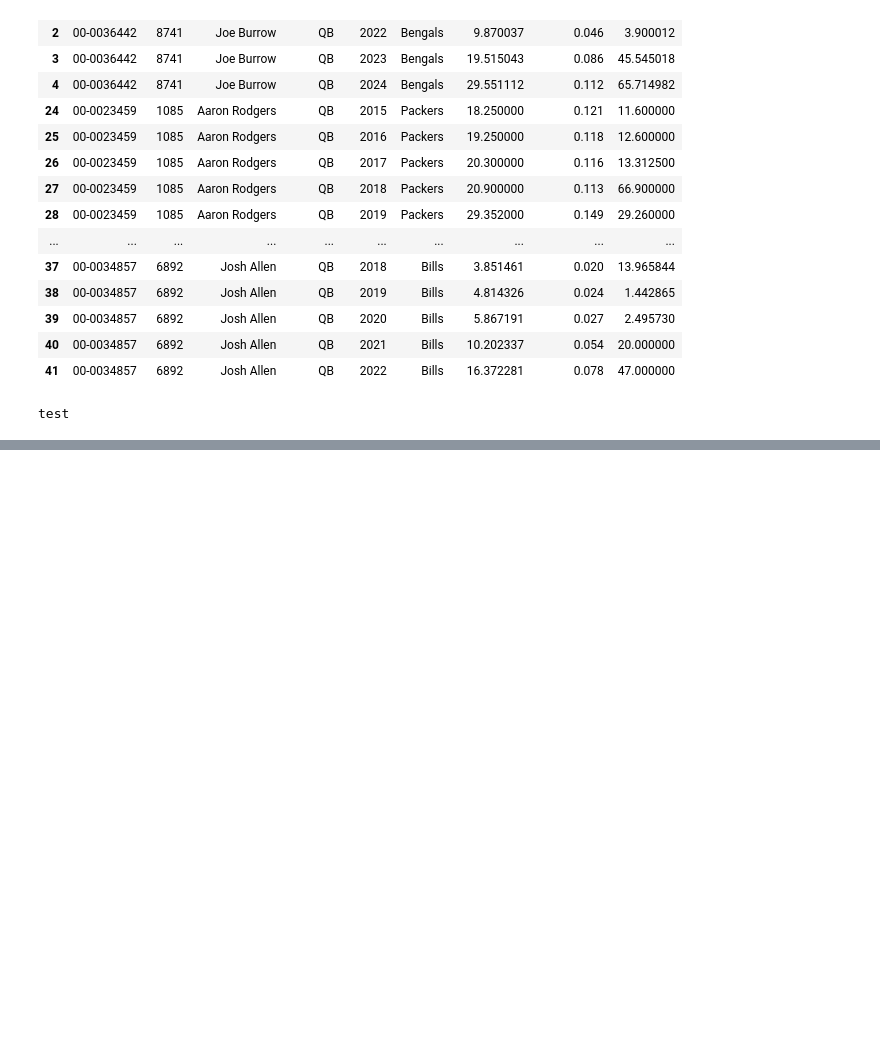
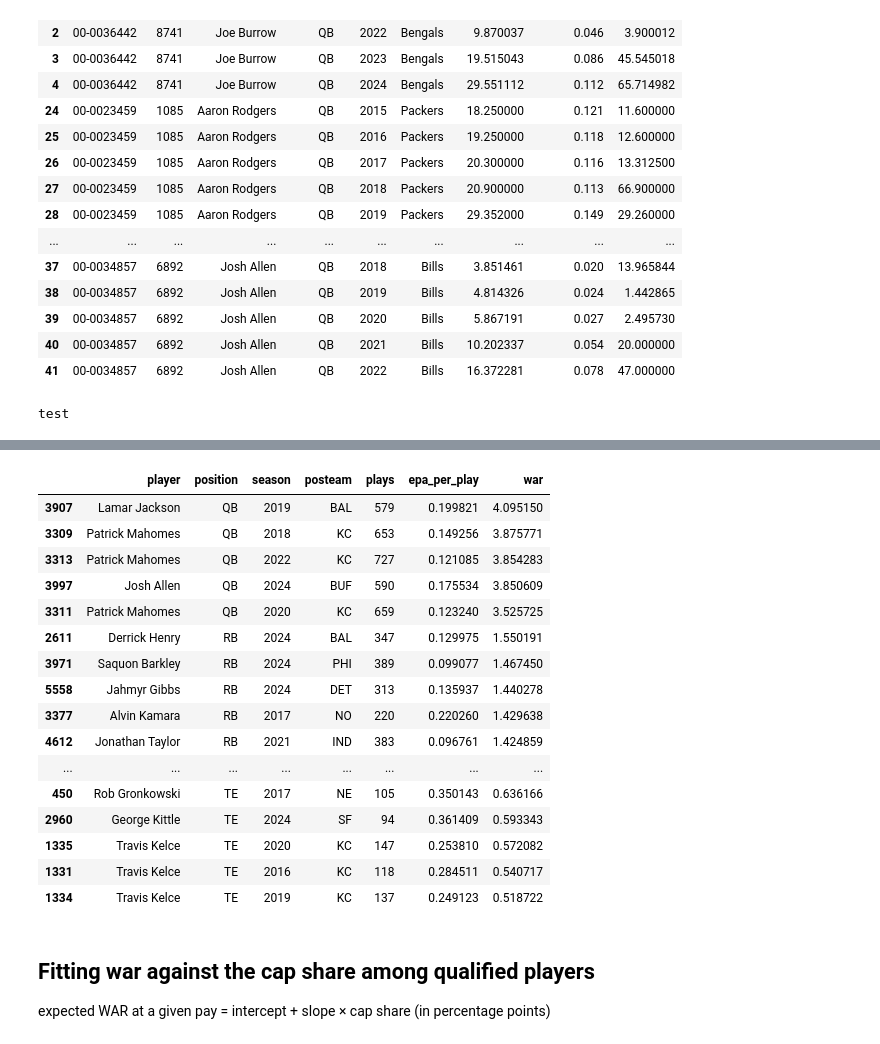
Before and after one commit to TEAM-CVS/Project_DTSC2, a Jupyter notebook: Studio2_code.ipynb, the cells around one changed output, grey strips where cells are left out. Drawn from its saved outputs; the diff is of its cells as text; code cells hidden in the pictures; blank space fills up the shorter version.

```diff
--- a/Studio2_code.ipynb
+++ b/Studio2_code.ipynb
@@ -183,0 +246,18 @@ test
+# %%
+import statsmodels.api as sm
+
+SKILL_POSITIONS = ["QB", "RB", "WR", "TE"]
+
+# Share of a targeted pass play's EPA credited to the QB (the rest goes to the target).
+# Splitting keeps credit additive, so position groups sum to team offensive EPA.
+PASS_QB_SHARE = 0.5
+
+# Players per team-season treated as starters when defining replacement level.
+STARTERS_PER_TEAM = {"QB": 1, "RB": 1, "WR": 3, "TE": 1}
+
+# Minimum credited plays to count as qualified for pricing and peer comparison.
+MIN_PLAYS = {"QB": 200, "RB": 100, "WR": 60, "TE": 40}
+
+# False = one pooled wins-per-EPA value for every position.
+# True  = use the position-specific coefficients from the team model.
+USE_POSITION_COEFS = False
@@ -183,0 +518,27 @@ test
+# %%
+# Just seeing top 5 players outside the QBs
+player_season.sort_values("war", ascending=False).groupby("position").head(5)[
+    ["player", "position", "season", "posteam", "plays", "epa_per_play", "war"]
+]
+# %% [output]
+|  | player | position | season | posteam | plays | epa_per_play | war |
+| 3907 | Lamar Jackson | QB | 2019 | BAL | 579 | 0.199821 | 4.095150 |
+| 3309 | Patrick Mahomes | QB | 2018 | KC | 653 | 0.149256 | 3.875771 |
+| 3313 | Patrick Mahomes | QB | 2022 | KC | 727 | 0.121085 | 3.854283 |
+| 3997 | Josh Allen | QB | 2024 | BUF | 590 | 0.175534 | 3.850609 |
+| 3311 | Patrick Mahomes | QB | 2020 | KC | 659 | 0.123240 | 3.525725 |
+| 2611 | Derrick Henry | RB | 2024 | BAL | 347 | 0.129975 | 1.550191 |
+| 3971 | Saquon Barkley | RB | 2024 | PHI | 389 | 0.099077 | 1.467450 |
+| 5558 | Jahmyr Gibbs | RB | 2024 | DET | 313 | 0.135937 | 1.440278 |
+| 3377 | Alvin Kamara | RB | 2017 | NO | 220 | 0.220260 | 1.429638 |
+| 4612 | Jonathan Taylor | RB | 2021 | IND | 383 | 0.096761 | 1.424859 |
+| ... | ... | ... | ... | ... | ... | ... | ... |
+| 450 | Rob Gronkowski | TE | 2017 | NE | 105 | 0.350143 | 0.636166 |
+| 2960 | George Kittle | TE | 2024 | SF | 94 | 0.361409 | 0.593343 |
+| 1335 | Travis Kelce | TE | 2020 | KC | 147 | 0.253810 | 0.572082 |
+| 1331 | Travis Kelce | TE | 2016 | KC | 118 | 0.284511 | 0.540717 |
+| 1334 | Travis Kelce | TE | 2019 | KC | 137 | 0.249123 | 0.518722 |
+# %% [markdown]
+## Fitting war against the cap share among qualified players
+
+expected WAR at a given pay = intercept + slope × cap share (in percentage points)
```
Also changed, not shown: parts of 38 cells of this notebook.
